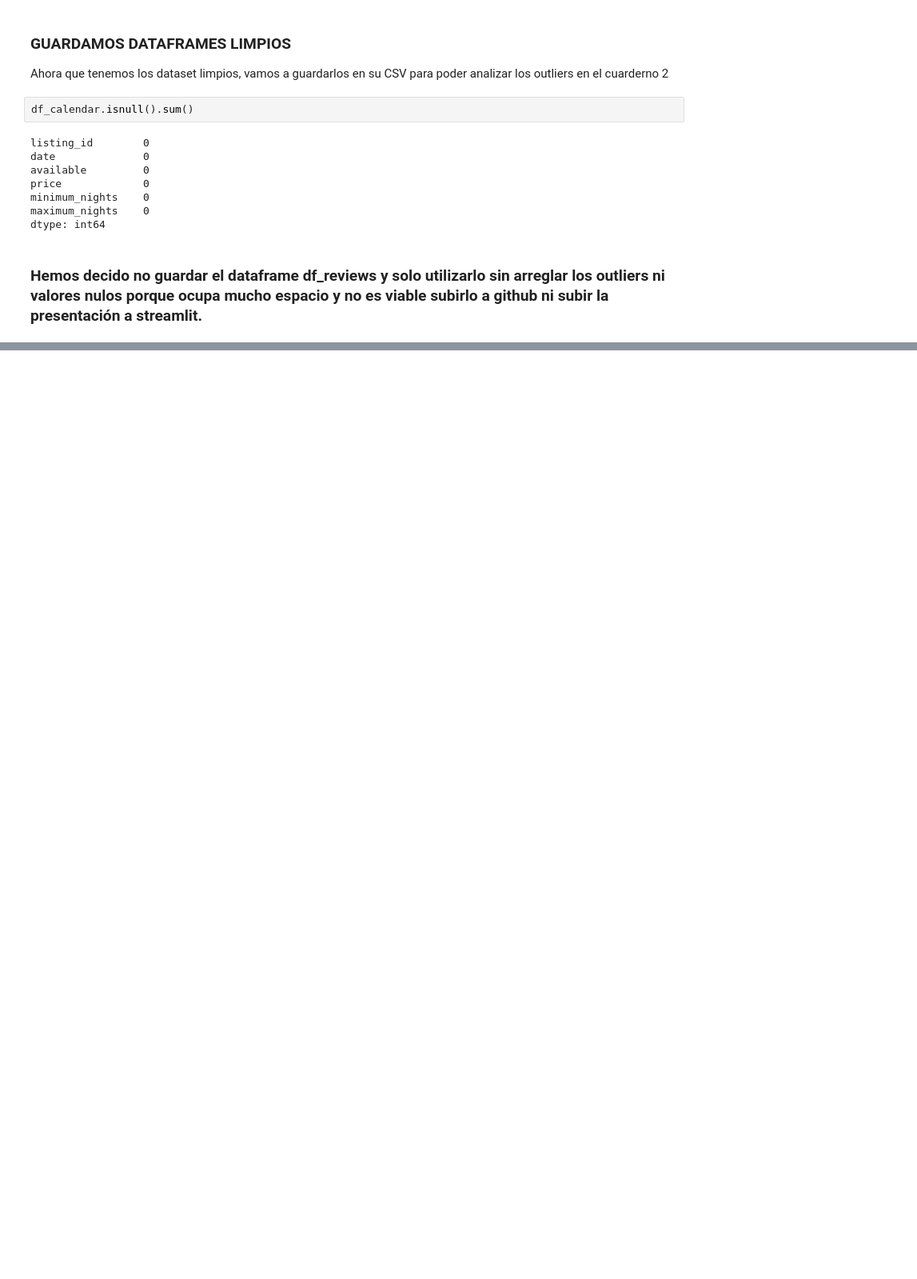
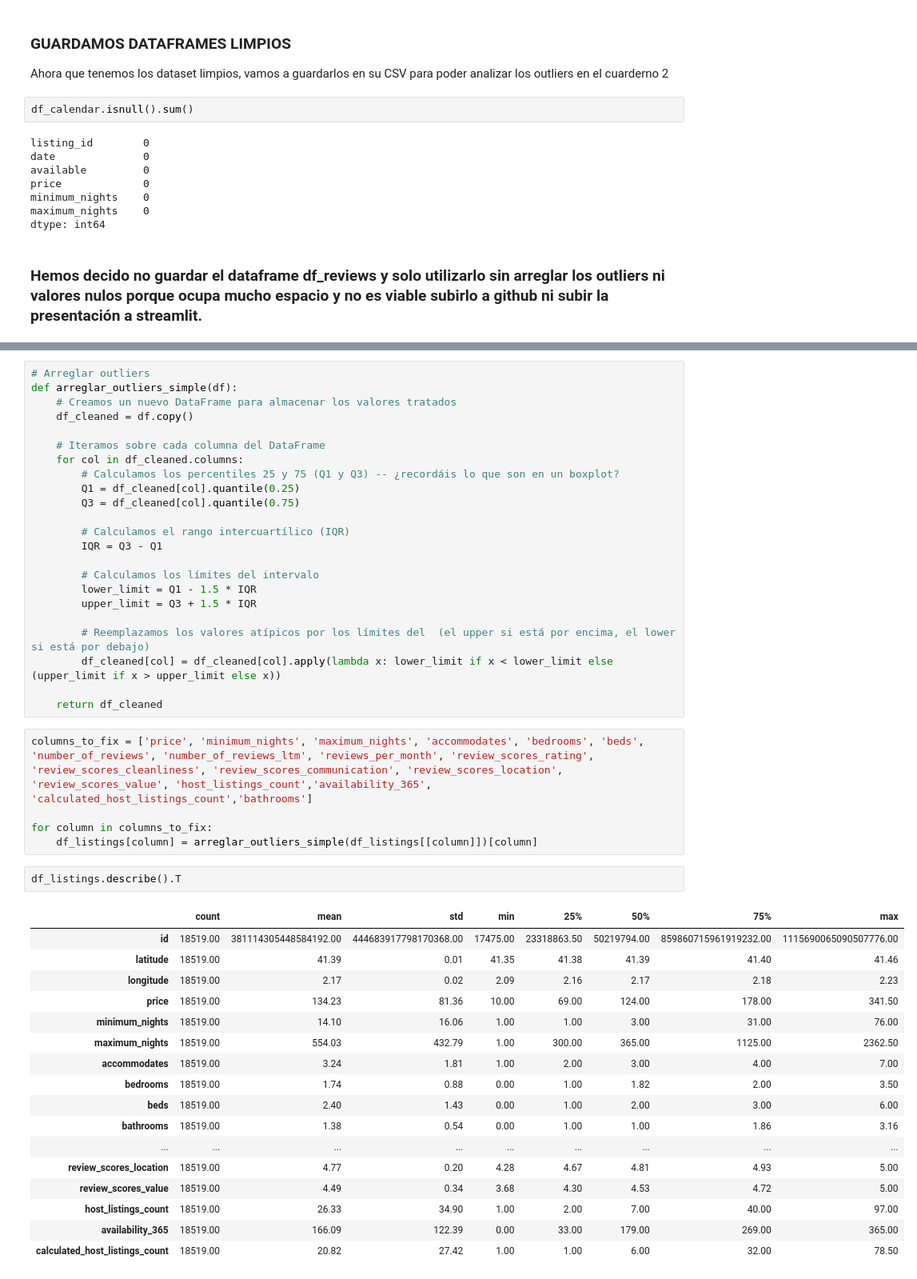
Before and after one commit to JuliAlejandroBrionesMorales/Airbnb_Barcelona, a Jupyter notebook: 1. Analisis_valores_nulos.ipynb, the cells around one changed output, grey strips where cells are left out. Shown at 80% size. Cells and saved outputs as stored; diff of their text form; blank space fills up the shorter version.

```diff
--- a/1. Analisis_valores_nulos.ipynb
+++ b/1. Analisis_valores_nulos.ipynb
@@ -671,0 +769,48 @@ Archivos Feather guardados en la carpeta: /Users/juliobrionesmorales/Documents/G
+# %%
+# Arreglar outliers
+def arreglar_outliers_simple(df):
+    # Creamos un nuevo DataFrame para almacenar los valores tratados
+    df_cleaned = df.copy()
+
+    # Iteramos sobre cada columna del DataFrame
+    for col in df_cleaned.columns:
+        # Calculamos los percentiles 25 y 75 (Q1 y Q3) -- ¿recordáis lo que son en un boxplot?
+        Q1 = df_cleaned[col].quantile(0.25)
+        Q3 = df_cleaned[col].quantile(0.75)
+
+        # Calculamos el rango intercuartílico (IQR)
+        IQR = Q3 - Q1
+
+        # Calculamos los límites del intervalo
+        lower_limit = Q1 - 1.5 * IQR
+        upper_limit = Q3 + 1.5 * IQR
+
+        # Reemplazamos los valores atípicos por los límites del  (el upper si está por encima, el lower si está por debajo)
+        df_cleaned[col] = df_cleaned[col].apply(lambda x: lower_limit if x < lower_limit else (upper_limit if x > upper_limit else x))
+
+    return df_cleaned
+# %%
+columns_to_fix = ['price', 'minimum_nights', 'maximum_nights', 'accommodates', 'bedrooms', 'beds', 'number_of_reviews', 'number_of_reviews_ltm', 'reviews_per_month', 'review_scores_rating', 'review_scores_cleanliness', 'review_scores_communication', 'review_scores_location', 'review_scores_value', 'host_listings_count','availability_365', 'calculated_host_listings_count','bathrooms']
+
+for column in columns_to_fix:
+    df_listings[column] = arreglar_outliers_simple(df_listings[[column]])[column]
+# %%
+df_listings.describe().T
+# %% [output]
+|  | count | mean | std | min | 25% | 50% | 75% | max |
+| id | 18519.00 | 381114305448584192.00 | 444683917798170368.00 | 17475.00 | 23318863.50 | 50219794.00 | 859860715961919232.00 | 1115690065090507776.00 |
+| latitude | 18519.00 | 41.39 | 0.01 | 41.35 | 41.38 | 41.39 | 41.40 | 41.46 |
+| longitude | 18519.00 | 2.17 | 0.02 | 2.09 | 2.16 | 2.17 | 2.18 | 2.23 |
+| price | 18519.00 | 134.23 | 81.36 | 10.00 | 69.00 | 124.00 | 178.00 | 341.50 |
+| minimum_nights | 18519.00 | 14.10 | 16.06 | 1.00 | 1.00 | 3.00 | 31.00 | 76.00 |
+| maximum_nights | 18519.00 | 554.03 | 432.79 | 1.00 | 300.00 | 365.00 | 1125.00 | 2362.50 |
+| accommodates | 18519.00 | 3.24 | 1.81 | 1.00 | 2.00 | 3.00 | 4.00 | 7.00 |
+| bedrooms | 18519.00 | 1.74 | 0.88 | 0.00 | 1.00 | 1.82 | 2.00 | 3.50 |
+| beds | 18519.00 | 2.40 | 1.43 | 0.00 | 1.00 | 2.00 | 3.00 | 6.00 |
+| bathrooms | 18519.00 | 1.38 | 0.54 | 0.00 | 1.00 | 1.00 | 1.86 | 3.16 |
+| ... | ... | ... | ... | ... | ... | ... | ... | ... |
+| review_scores_location | 18519.00 | 4.77 | 0.20 | 4.28 | 4.67 | 4.81 | 4.93 | 5.00 |
+| review_scores_value | 18519.00 | 4.49 | 0.34 | 3.68 | 4.30 | 4.53 | 4.72 | 5.00 |
+| host_listings_count | 18519.00 | 26.33 | 34.90 | 1.00 | 2.00 | 7.00 | 40.00 | 97.00 |
+| availability_365 | 18519.00 | 166.09 | 122.39 | 0.00 | 33.00 | 179.00 | 269.00 | 365.00 |
+| calculated_host_listings_count | 18519.00 | 20.82 | 27.42 | 1.00 | 1.00 | 6.00 | 32.00 | 78.50 |
```
Also changed, not shown: parts of 247 cells of this notebook, 10 other files.
